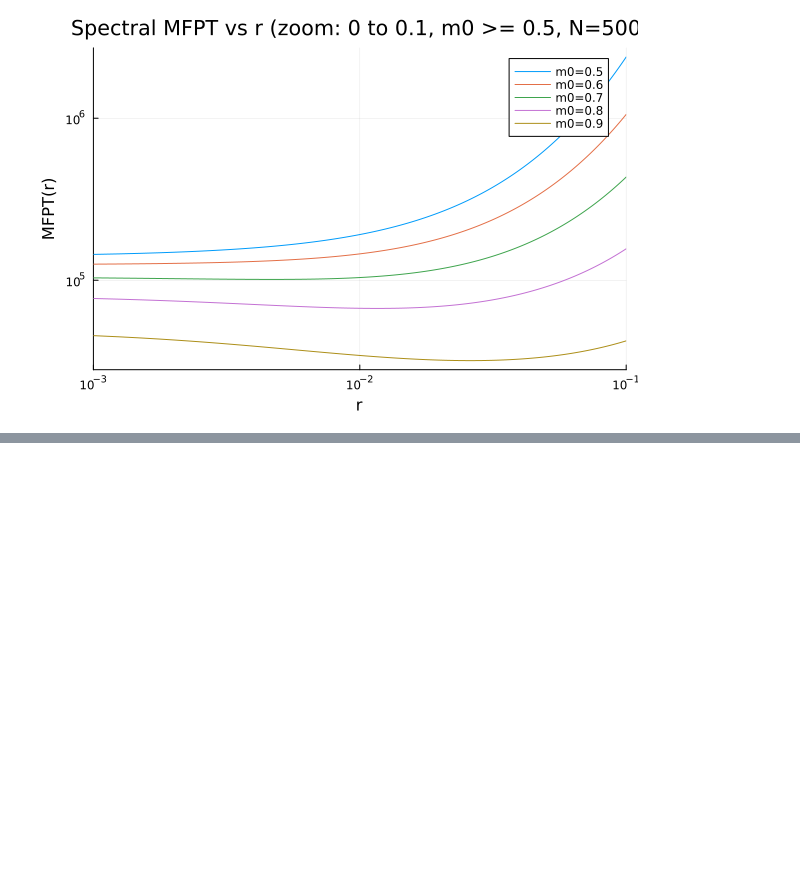
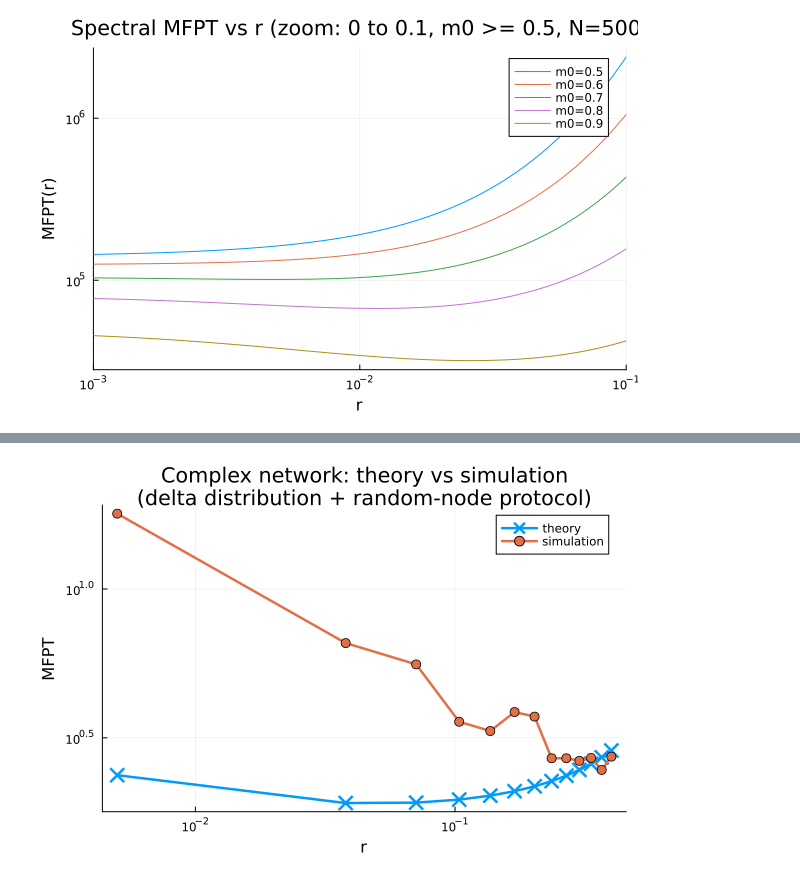
Before and after one commit to GerardArgany/voter-model-stochastic-resetting, a Jupyter notebook: notebooks/all_to_all/mfpt_discrete_spectral_vs_r.ipynb, the cells around one changed output, grey strips where cells are left out. Cells and saved outputs as stored; diff of their text form; code cells hidden in the pictures; blank space fills up the shorter version.

Commit message:
more discrete stuff

```diff
--- a/notebooks/all_to_all/mfpt_discrete_spectral_vs_r.ipynb
+++ b/notebooks/all_to_all/mfpt_discrete_spectral_vs_r.ipynb
@@ -365,0 +970,87 @@ FINITE-SIZE CHECK: estimated critical m0 vs system size N
+# %%
+using Printf, Random, Graphs, Statistics, Plots
+
+# QUICK THEORY VS SIMULATION CHECK
+# Complex networks need both pieces specified explicitly:
+# - reset_distribution: the magnetization target law
+# - reset_protocol: the node-placement rule used by the simulator
+# Here we only use the delta distribution + random-node protocol setup.
+
+println("\n" * repeat("=", 90))
+println("QUICK THEORY vs SIMULATION CHECK (complex network, delta dist + random-node protocol)")
+println(repeat("=", 90))
+
+N_check = 150
+mu_check = 4.0
+m0_check = 0.99
+r_check_values = collect(range(0.005, 0.40, length = 13))
+nsamples_check = 150
+
+Random.seed!(2026)
+g_full_check = erdos_renyi(N_check, mu_check / (N_check - 1))
+components_check = connected_components(g_full_check)
+if length(components_check) > 1
+    largest_idx_check = argmax(length.(components_check))
+    g_check, _ = induced_subgraph(g_full_check, components_check[largest_idx_check])
+else
+    g_check = g_full_check
+end
+
+actual_mu_check = 2 * ne(g_check) / nv(g_check)
+println(@sprintf("Graph: N=%d, mean degree=%.2f, edges=%d", nv(g_check), actual_mu_check, ne(g_check)))
+println()
+println(@sprintf("%-8s %-14s %-14s %-14s", "r", "theory", "simulation", "rel_err"))
+println(repeat('-', 70))
+
+function mean_fpt_quick(graph, m0::Real, r::Real, reset_obj; nsamples::Int = 50)
+    samples = VR.first_passage_time_discrete_complex(
+        graph,
+        VR.ComplexParams(r, m0);
+        nsamples = nsamples,
+        wait_for_consensus = true,
+        reset = reset_obj,
+    )
+    valid = filter(x -> isfinite(x) && x > 0, samples)
+    return isempty(valid) ? NaN : mean(valid)
+end
+
+reset_distribution = VR.delta_reset(m0_check)
+reset_protocol = VR.random_node_reset(m0_check)
+
+println(@sprintf("distribution = %s", nameof(typeof(reset_distribution))))
+println(@sprintf("protocol     = %s", nameof(typeof(reset_protocol))))
+println()
+
+results = NamedTuple[]
+for r in r_check_values
+    t_theory = VR.complex_mfpt(g_check, m0_check; r = r)
+    t_sim = mean_fpt_quick(g_check, m0_check, r, reset_protocol; nsamples = nsamples_check)
+    rel_err = isfinite(t_theory) && t_theory > 0 ? abs(t_sim - t_theory) / t_theory : NaN
+    push!(results, (r = r, theory = t_theory, simulation = t_sim, rel_err = rel_err))
+    println(@sprintf("%-8.3f %-14.6e %-14.6e %-14.6e", r, t_theory, t_sim, rel_err))
+end
+
+r_plot = [x.r for x in results]
+t_theory_plot = [x.theory for x in results]
+t_sim_plot = [x.simulation for x in results]
+
+p_compare = plot(
+    r_plot,
+    t_theory_plot,
+    xlabel = "r",
+    ylabel = "MFPT",
+    title = "Complex network: theory vs simulation\n(delta distribution + random-node protocol)",
+    xscale = :log10,
+    yscale = :log10,
+    linewidth = 2.5,
+    marker = :x,
+    markersize = 7,
+    label = "theory",
+)
+plot!(p_compare, r_plot, t_sim_plot, linewidth = 2.5, marker = :circle, markersize = 5, label = "simulation")
+
+display(p_compare)
+p_compare
+
+println(repeat("=", 90))
+# %% [output]
@@ -365,0 +1074 @@ FINITE-SIZE CHECK: estimated critical m0 vs system size N
+[figure, added]
```
Also changed, not shown: parts of 13 cells of this notebook, 10 other files.
